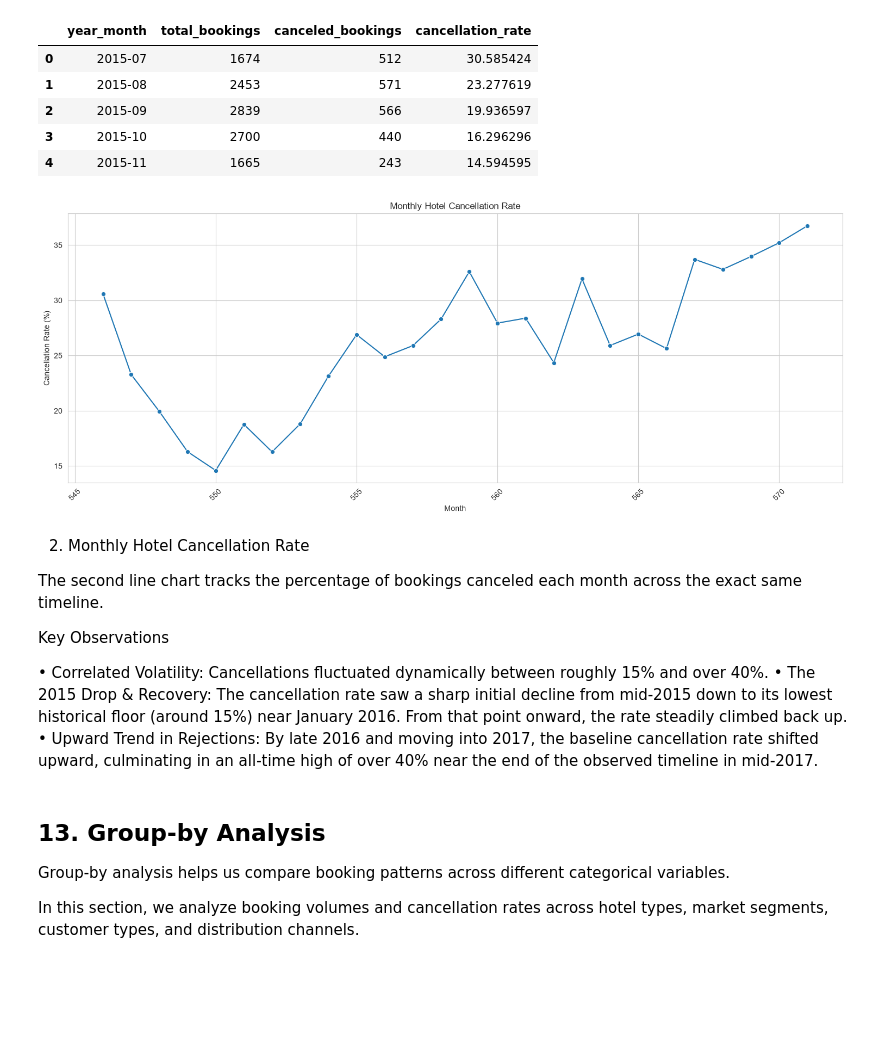
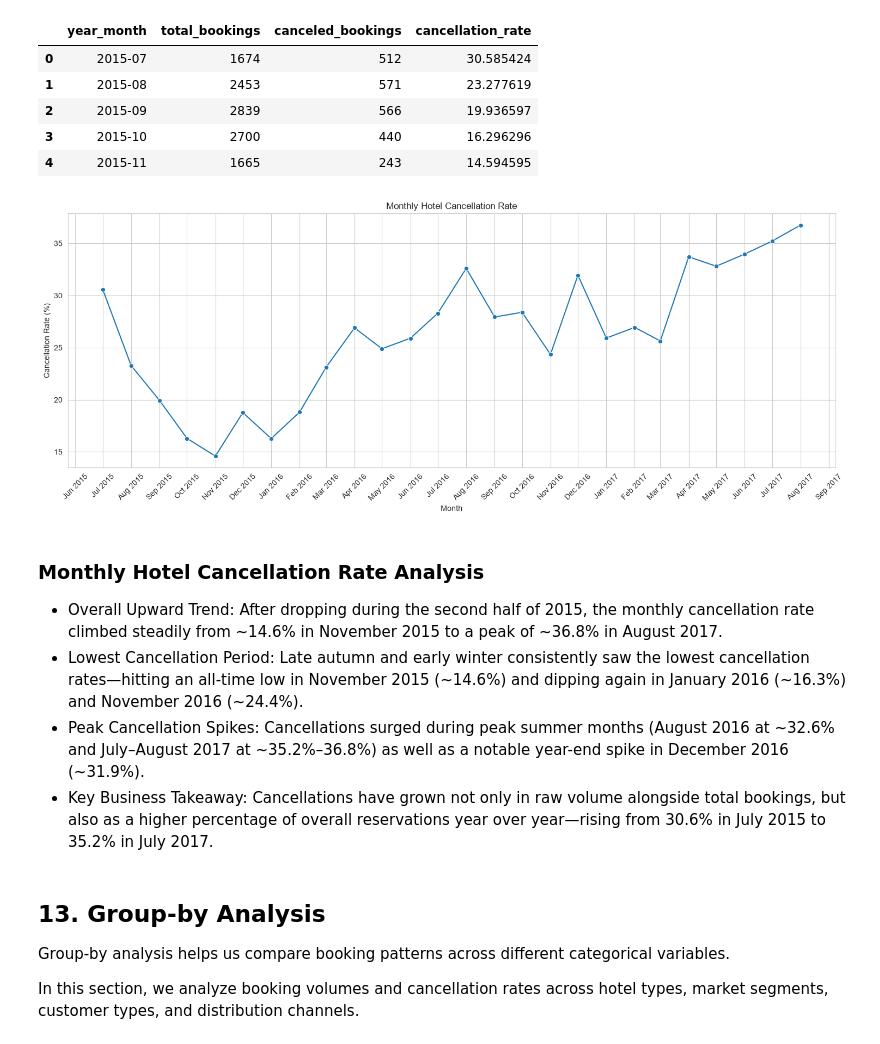
Before and after one commit to Shruti-M10/Hotel_Booking_EDA, a Jupyter notebook: Week2_Task2_Analysis.ipynb, the cells around one changed output. Saved outputs shown, nothing was run; the diff lists cells and outputs as text; code cells hidden in the pictures; blank space fills up the shorter version.

```diff
--- a/Week2_Task2_Analysis.ipynb
+++ b/Week2_Task2_Analysis.ipynb
@@ -914,43 +914,49 @@ monthly_cancellations.head()
 | 3 | 2015-10 | 2700 | 440 | 16.296296 |
 | 4 | 2015-11 | 1665 | 243 | 14.594595 |
 # %%
+import matplotlib.dates as mdates
+
+# Ensure year_month is a proper timestamp
+if hasattr(monthly_cancellations["year_month"].dt, "to_timestamp"):
+    monthly_cancellations["year_month"] = monthly_cancellations["year_month"].dt.to_timestamp()
 
 plt.figure(figsize=(15, 6))
 
 sns.lineplot(
     data=monthly_cancellations,
     x="year_month",
     y="cancellation_rate",
     marker="o"
 )
+
+# Format x-axis ticks to show Month Name and Year (e.g., Jul 2015)
+ax = plt.gca()
+ax.xaxis.set_major_locator(mdates.MonthLocator(interval=1))
+ax.xaxis.set_major_formatter(mdates.DateFormatter("%b %Y"))
 
 plt.title("Monthly Hotel Cancellation Rate")
 plt.xlabel("Month")
 plt.ylabel("Cancellation Rate (%)")
 plt.xticks(rotation=45)
 
 plt.tight_layout()
 
 plt.savefig(
     "../outputs/charts/monthly_cancellation_rate.png",
     dpi=300,
     bbox_inches="tight"
 )
 
 plt.show()
 # %% [output]
-[figure, old version]
+[figure, new version]
 # %% [markdown]
+### Monthly Hotel Cancellation Rate Analysis
 
-2. Monthly Hotel Cancellation Rate
-
-The second line chart tracks the percentage of bookings canceled each month across the exact same timeline.
-
-Key Observations
-
-• Correlated Volatility: Cancellations fluctuated dynamically between roughly 15% and over 40%.
-• The 2015 Drop & Recovery: The cancellation rate saw a sharp initial decline from mid-2015 down to its lowest historical floor (around 15%) near January 2016. From that point onward, the rate steadily climbed back up.
-• Upward Trend in Rejections: By late 2016 and moving into 2017, the baseline cancellation rate shifted upward, culminating in an all-time high of over 40% near the end of the observed timeline in mid-2017.
+* Overall Upward Trend: After dropping during the second half of 2015, the monthly cancellation rate climbed steadily from ~14.6% in November 2015 to a peak of ~36.8% in August 2017.
+* Lowest Cancellation Period: Late autumn and early winter consistently saw the lowest cancellation rates—hitting an all-time low in November 2015 (~14.6%) and dipping again in January 2016 (~16.3%) and November 2016 (~24.4%).
+* Peak Cancellation Spikes: Cancellations surged during peak summer months (August 2016 at ~32.6% and July–August 2017 at ~35.2%–36.8%) as well as a notable year-end spike in December 2016 (~31.9%).
+* Key Business Takeaway: Cancellations have grown not only in raw volume alongside total bookings, but also as a higher percentage of overall reservations year over year—rising from 30.6% in July 2015 to 35.2% in July 2017.
 # %% [markdown]
 ## 13. Group-by Analysis
 
```
Also changed, not shown: parts of 2 cells of this notebook, 6 other files.
